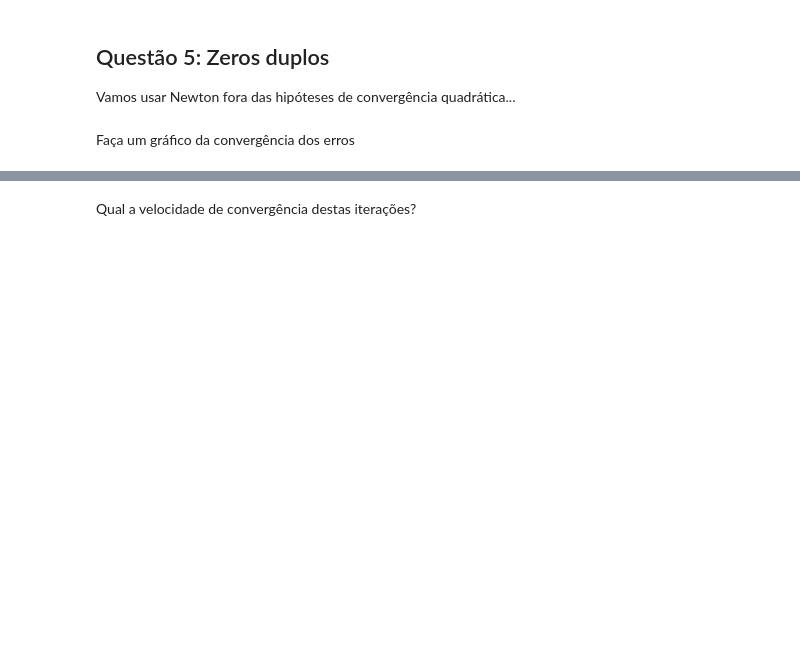
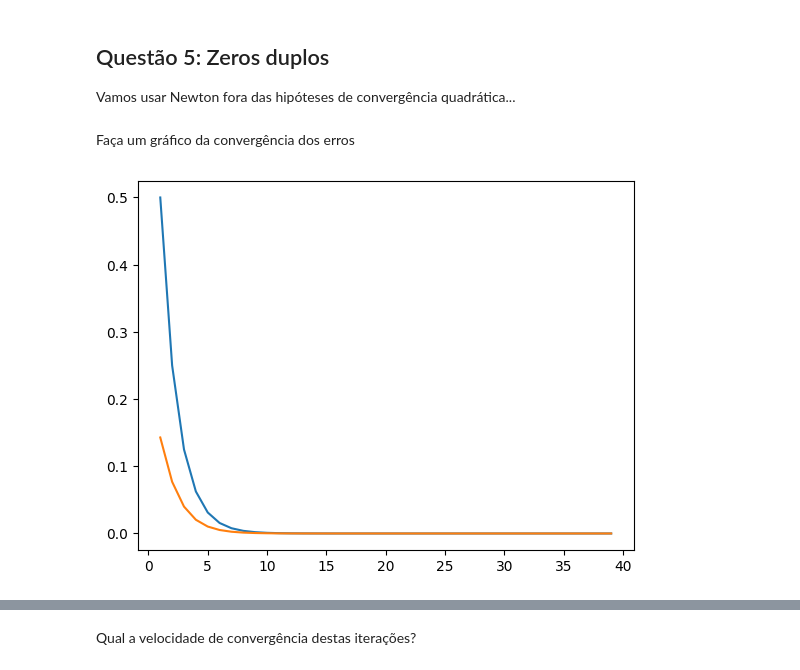
Before and after one commit to storino/sc-mae113, a Jupyter notebook: Teste3.ipynb, the cells around one changed output, grey strips where cells are left out. Saved outputs shown, nothing was run; the diff lists cells and outputs as text; code cells hidden in the pictures; blank space fills up the shorter version.

```diff
--- a/Teste3.ipynb
+++ b/Teste3.ipynb
@@ -31,8 +31,15 @@ O método para quando:
 - ou forem realizadas mais do que `maxiter` iterações.
 # %%
 def newton(f, df, x0, atol=1e-8, rtol=1e-8, maxiter=100):
-    # YOUR CODE HERE
-    raise NotImplementedError()
+    pontos_gerados =[x0]
+    for _ in range(maxiter):
+        x1 = x0 - f(x0)/df(x0)
+        pontos_gerados.append(x1)
+        err = abs(x1 - x0)
+        rel = err / abs(x1)
+        if err < atol or rel < rtol : break
+        x0 = x1
+    return pontos_gerados
 # %%
 L = newton(np.sin, np.cos, 3)
 assert len(L) == 4
@@ -139,10 +153,16 @@ assert len(L) == 40
 # %% [markdown]
 Faça um gráfico da convergência dos erros
 # %%
-# YOUR CODE HERE
-raise NotImplementedError()
+xs = list(range(1, len(L)))
+ys_abs = [abs(L[i]-L[i-1]) for i in xs]
+ys_rel = [abs(L[i]-L[i-1])/abs(L[i]) for i in xs]
+
+plt.plot(xs, ys_abs, label="absoluto")
+plt.plot(xs, ys_rel, label="relativo")
 
 ax = plt.gca()
+# %% [output]
+[figure, added]
 # %%
 l = ax.get_lines()[0]
 values = l.get_ydata()
```
Also changed, not shown: parts of 7 cells of this notebook.
